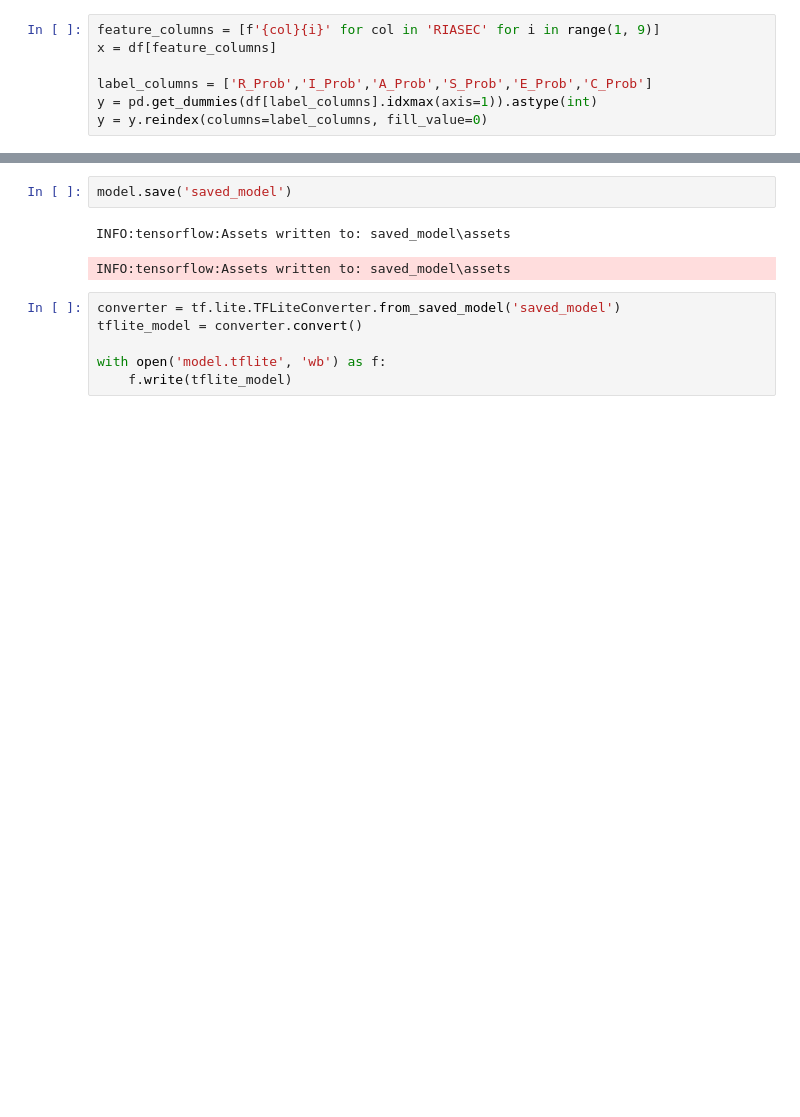
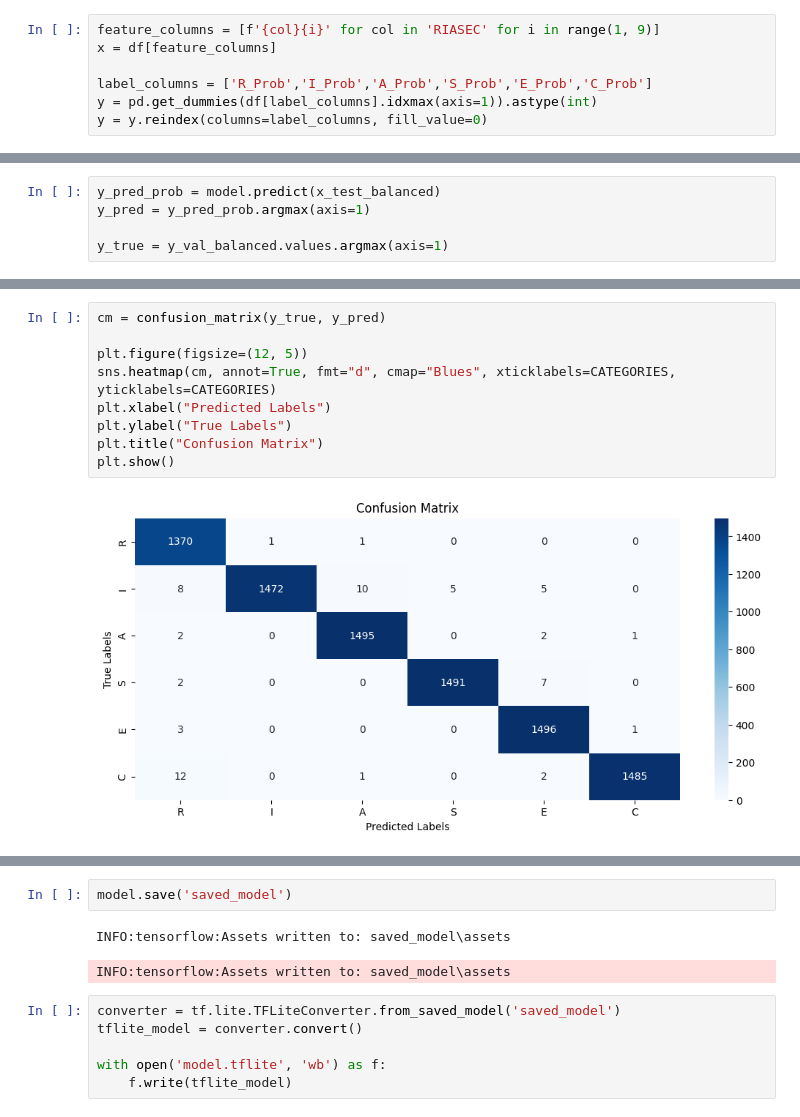
Before and after one commit to PathXplorer-C242-PS289/MachineLearning, a Jupyter notebook: multi-class-model.ipynb, the cells around one changed output, grey strips where cells are left out. Cells and saved outputs as stored; diff of their text form; blank space fills up the shorter version.

Commit message:
DONE: multi-class classification model

```diff
--- a/multi-class-model.ipynb
+++ b/multi-class-model.ipynb
@@ -216,0 +239,5 @@ Ground Truth: C, R/I/A, S, C, E, I, C, S, A, S
+# %%
+y_pred_prob = model.predict(x_test_balanced)
+y_pred = y_pred_prob.argmax(axis=1)
+
+y_true = y_val_balanced.values.argmax(axis=1)
@@ -216,0 +246,11 @@ Ground Truth: C, R/I/A, S, C, E, I, C, S, A, S
+# %%
+cm = confusion_matrix(y_true, y_pred)
+
+plt.figure(figsize=(12, 5))
+sns.heatmap(cm, annot=True, fmt="d", cmap="Blues", xticklabels=CATEGORIES, yticklabels=CATEGORIES)
+plt.xlabel("Predicted Labels")
+plt.ylabel("True Labels")
+plt.title("Confusion Matrix")
+plt.show()
+# %% [output]
+[figure, added]
```
Also changed, not shown: parts of 35 cells of this notebook, 6 other files.
